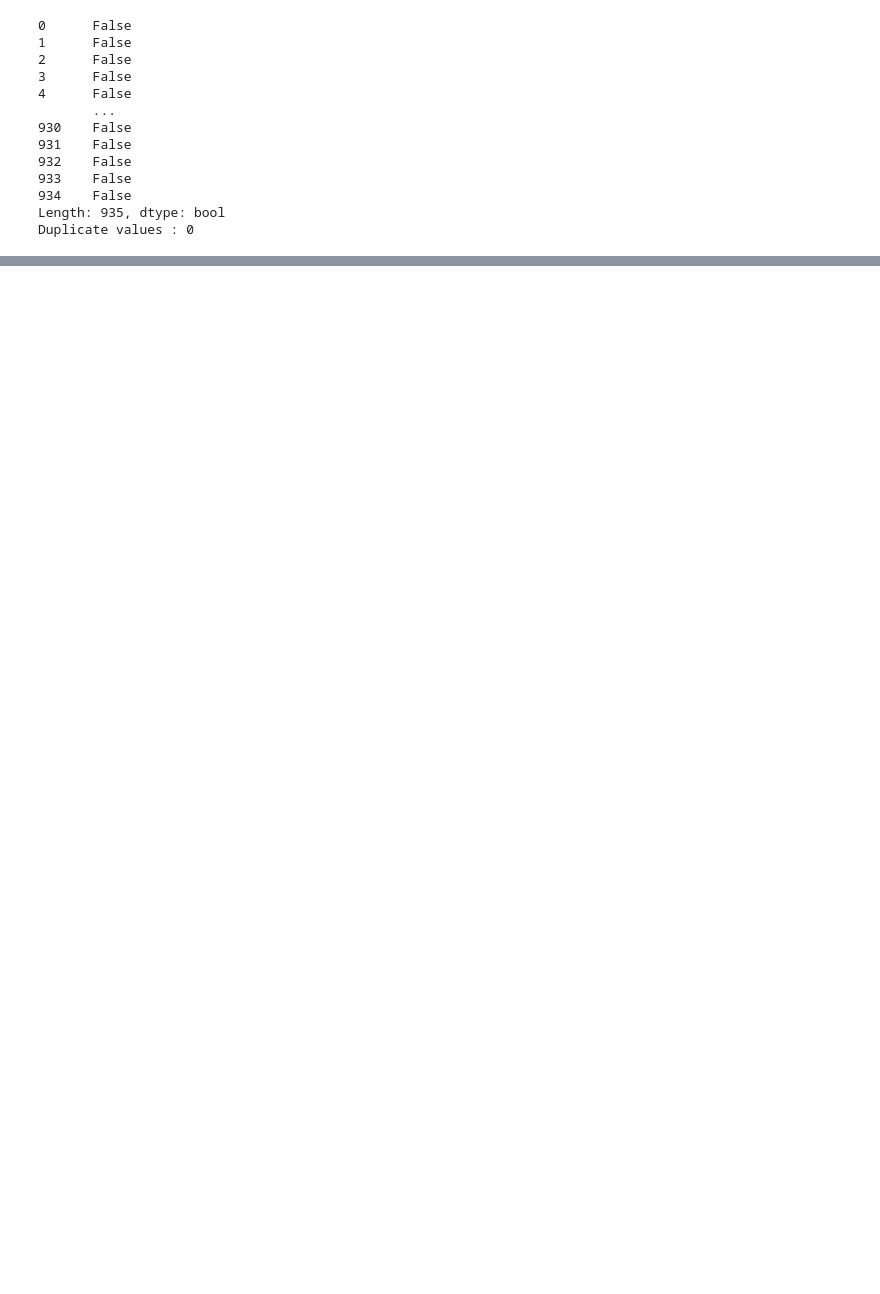
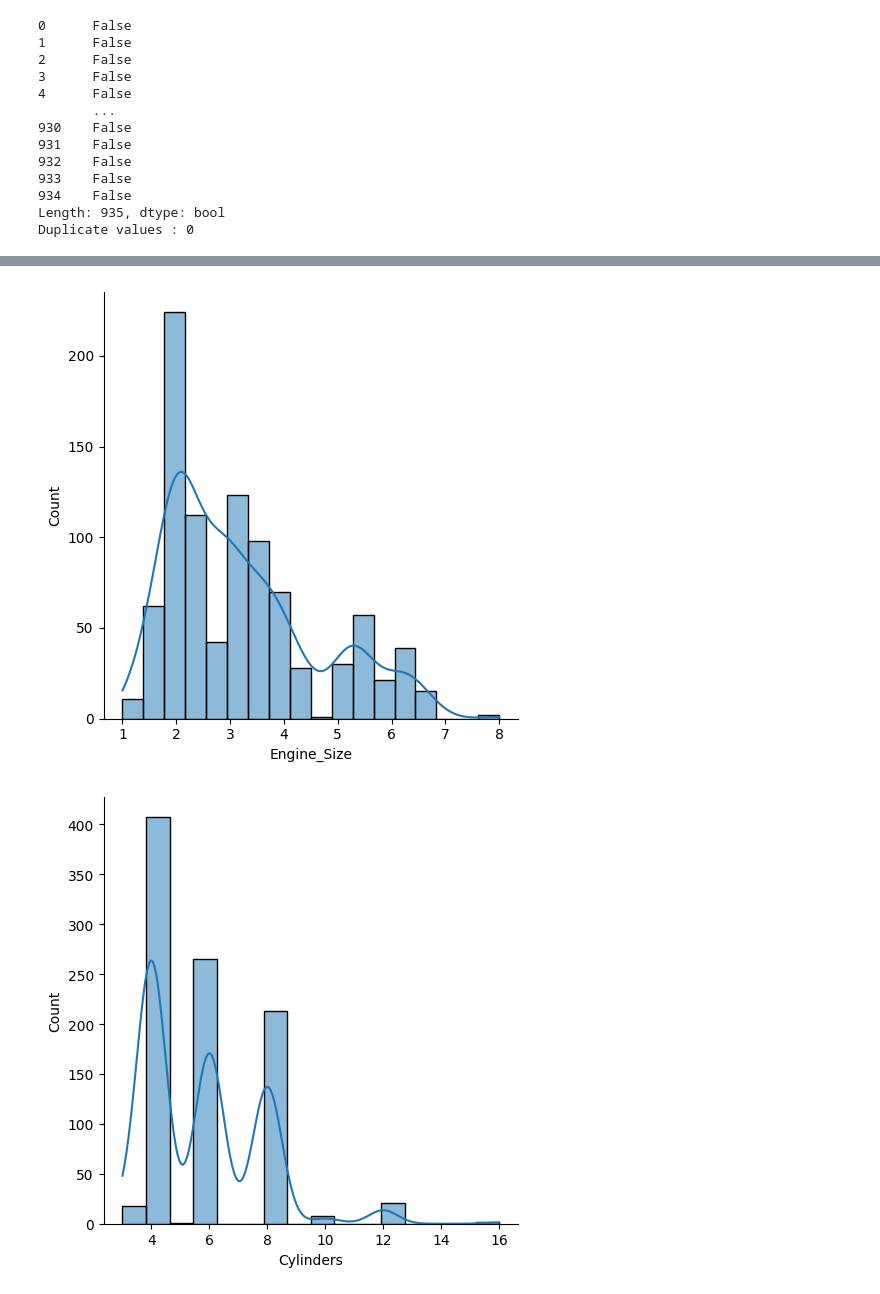
Before and after one commit to AbhinavSinghKuriya/Datasheet3, a Jupyter notebook: DataAnalysis.ipynb, the cells around one changed output, grey strips where cells are left out. Saved outputs shown, nothing was run; the diff lists cells and outputs as text; code cells hidden in the pictures; blank space fills up the shorter version.

```diff
--- a/DataAnalysis.ipynb
+++ b/DataAnalysis.ipynb
@@ -160,0 +178,13 @@ ValueError: could not convert string to float: 'Acura'
+# %%
+def plot(a):
+    sns.displot(a,kde=True)
+plot(df['Engine_Size'])
+plot(df['Cylinders'])
+plot(df['Fuel_Consumption_in_City(L/100 km)'])
+plot(df['Fuel_Consumption_in_City_Hwy(L/100 km)'])
+plot(df['Fuel_Consumption_comb(L/100km)'])
+plot(df['CO2_Emissions'])
+plot(df['Smog_Level'])
+# %% [output]
+[figure, added]
+[figure, added]
```
Also changed, not shown: parts of 3 cells of this notebook.
